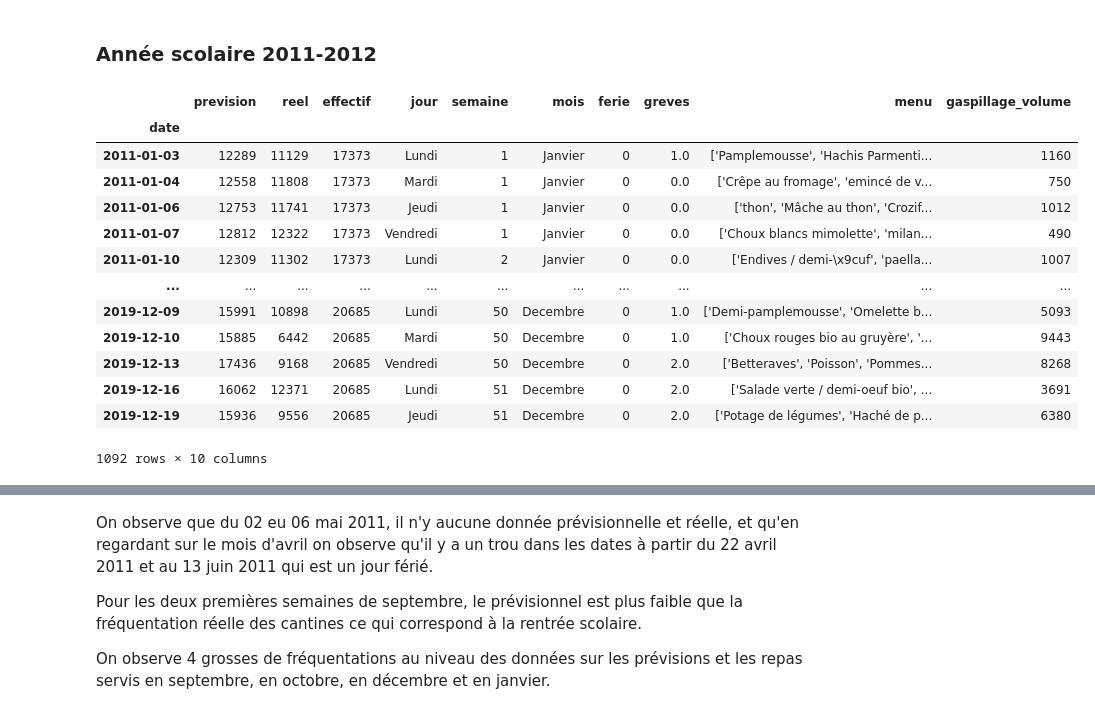
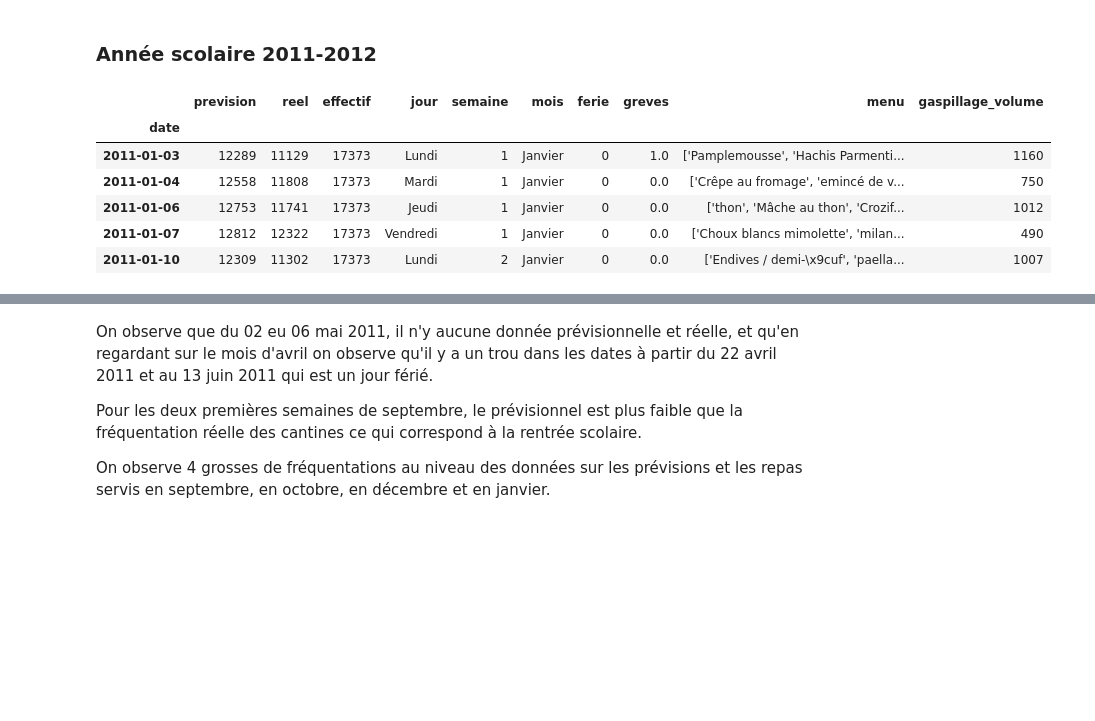
Before and after one commit to Nujadn/prev_cantine, a Jupyter notebook: EDA_.ipynb, the cells around one changed output, grey strips where cells are left out. Drawn from its saved outputs; the diff is of its cells as text; code cells hidden in the pictures; blank space fills up the shorter version.

```diff
--- a/EDA_.ipynb
+++ b/EDA_.ipynb
@@ -238,23 +219,16 @@ See the caveats in the documentation: https://pandas.pydata.org/pandas-docs/stab
 # %%
 # création df sur les effectifs
 df_freq = cantine[['prevision', 'reel', 'effectif', 'date', 'jour', 'semaine', 'mois', 'ferie', 'greves','menu','gaspillage_volume']]
 df_freq = df_freq.set_index('date')
-df_freq
+df_freq.head()
 # %% [output]
 |  | prevision | reel | effectif | jour | semaine | mois | ferie | greves | menu | gaspillage_volume |
 | date |  |  |  |  |  |  |  |  |  |  |
 | 2011-01-03 | 12289 | 11129 | 17373 | Lundi | 1 | Janvier | 0 | 1.0 | ['Pamplemousse', 'Hachis Parmenti... | 1160 |
 | 2011-01-04 | 12558 | 11808 | 17373 | Mardi | 1 | Janvier | 0 | 0.0 | ['Crêpe au fromage', 'emincé de v... | 750 |
 | 2011-01-06 | 12753 | 11741 | 17373 | Jeudi | 1 | Janvier | 0 | 0.0 | ['thon', 'Mâche au thon', 'Crozif... | 1012 |
 | 2011-01-07 | 12812 | 12322 | 17373 | Vendredi | 1 | Janvier | 0 | 0.0 | ['Choux blancs mimolette', 'milan... | 490 |
 | 2011-01-10 | 12309 | 11302 | 17373 | Lundi | 2 | Janvier | 0 | 0.0 | ['Endives / demi-\x9cuf', 'paella... | 1007 |
-| ... | ... | ... | ... | ... | ... | ... | ... | ... | ... | ... |
-| 2019-12-09 | 15991 | 10898 | 20685 | Lundi | 50 | Decembre | 0 | 1.0 | ['Demi-pamplemousse', 'Omelette b... | 5093 |
-| 2019-12-10 | 15885 | 6442 | 20685 | Mardi | 50 | Decembre | 0 | 1.0 | ['Choux rouges bio au gruyère', '... | 9443 |
-| 2019-12-13 | 17436 | 9168 | 20685 | Vendredi | 50 | Decembre | 0 | 2.0 | ['Betteraves', 'Poisson', 'Pommes... | 8268 |
-| 2019-12-16 | 16062 | 12371 | 20685 | Lundi | 51 | Decembre | 0 | 2.0 | ['Salade verte / demi-oeuf bio', ... | 3691 |
-| 2019-12-19 | 15936 | 9556 | 20685 | Jeudi | 51 | Decembre | 0 | 2.0 | ['Potage de légumes', 'Haché de p... | 6380 |
-1092 rows × 10 columns
 # %%
 # année scolaire 2011 à 2012
 plt.figure(figsize = (25,10))
```
Also changed, not shown: parts of 22 cells of this notebook, 2 other files.
